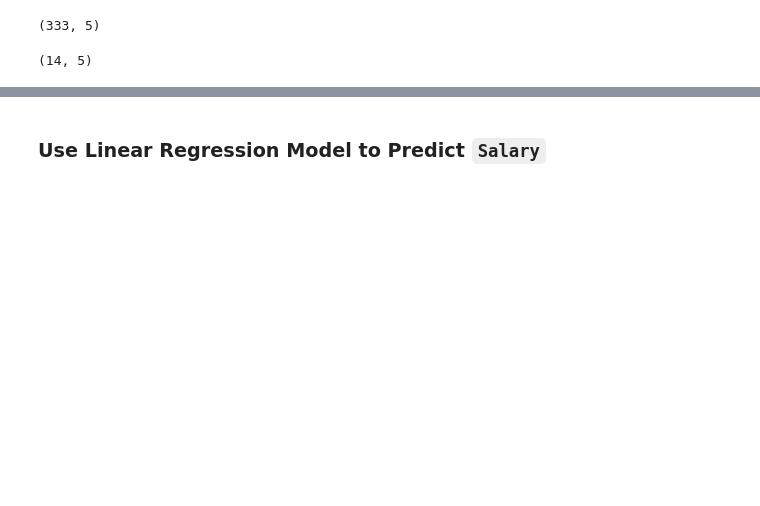
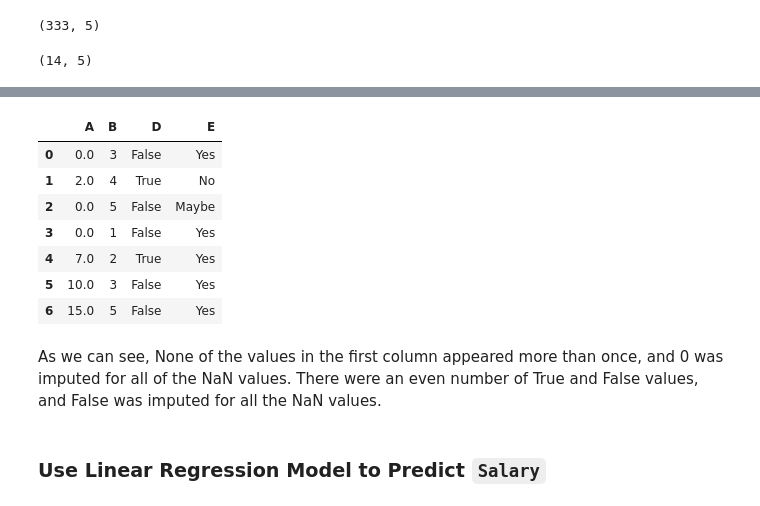
Before and after one commit to Alex-YuZ/SurveyDataAnalysis, a Jupyter notebook: SurveyDataAnalysis.ipynb, the cells around one changed output, grey strips where cells are left out. Cells and saved outputs as stored; diff of their text form; code cells hidden in the pictures; blank space fills up the shorter version.

```diff
--- a/SurveyDataAnalysis.ipynb
+++ b/SurveyDataAnalysis.ipynb
@@ -941,0 +1015,2 @@ num_vars[(num_vars.Salary.notna()) & (num_vars.JobSatisfaction.isna())].shape
+# %%
+fill_mode = lambda col: col.fillna(col.mode()[0])
@@ -942,2 +1041,16 @@ num_vars[(num_vars.Salary.notna()) & (num_vars.JobSatisfaction.isna())].shape
+# %%
+# After imputation
+exp_df_rm.apply(fill_mode)
+# %% [output]
+|  | A | B | D | E |
+| 0 | 0.0 | 3 | False | Yes |
+| 1 | 2.0 | 4 | True | No |
+| 2 | 0.0 | 5 | False | Maybe |
+| 3 | 0.0 | 1 | False | Yes |
+| 4 | 7.0 | 2 | True | Yes |
+| 5 | 10.0 | 3 | False | Yes |
+| 6 | 15.0 | 5 | False | Yes |
+# %% [markdown]
+As we can see, None of the values in the first column appeared more than once, and 0 was imputed for all of the NaN values.  There were an even number of True and False values, and False was imputed for all the NaN values.
 # %% [markdown]
 ### Use Linear Regression Model to Predict `Salary`
```
Also changed, not shown: parts of 14 cells of this notebook.
